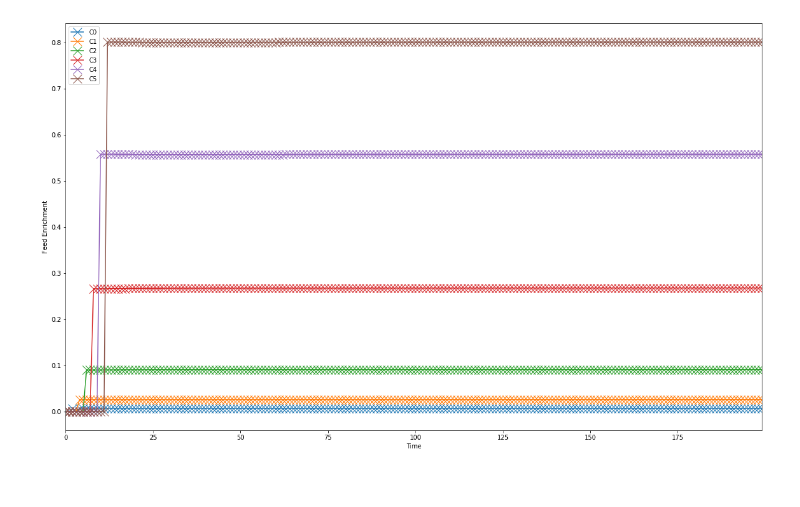
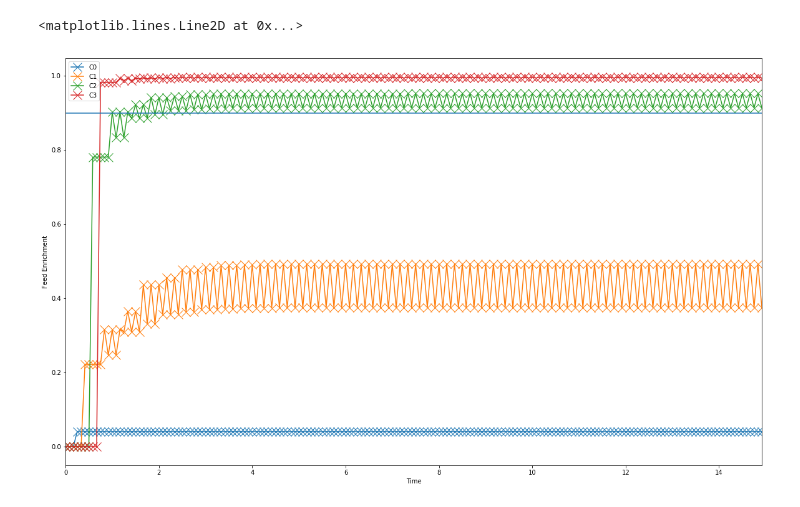
Before and after one commit to bam241/cyclus_jcpoa, a Jupyter notebook: cascade.ipynb, the cells around one changed output. Cells and saved outputs as stored; diff of their text form; code cells hidden in the pictures.

```diff
--- a/cascade.ipynb
+++ b/cascade.ipynb
@@ -20,17 +24,17 @@ cyh.MakeFlowGraph("cascade_case_3.sqlite")
 # %%
 file = "cascade_case_2.sqlite"
-receivers = [['cascade_0'],
+sender = [['cascade_0'],
              ['cascade_1'],
              ['cascade_2'],
              ['cascade_3'],
              ['cascade_4'],
              ['cascade_5']]
-sender = [['storage_nat'],
-          ['storage_0'],
+receivers = [['storage_0'],
           ['storage_1'],
           ['storage_2'],
           ['storage_3'],
-          ['storage_4']]
+          ['storage_4'],
+            ['storage_5']]
 nucs1 = ['238U']
 nucs2 = ['235U']
 uma_238u = 238050786.996e-6
@@ -55,8 +59,10 @@ plt_feed_case_2 = []
 for i in range(6):
     df_ = cyh.TransFrac(file, receivers[i], sender[i], nucs1, nucs2,uma_238u, uma_235u)
     df_ = pdh.RenameTS(pdh.RemoveNan(df_), "Time", c_names[i])
+    df_['Time'] *= 1/12.
     feed_case_2.append(df_)
     plt_feed_case_2.append( (df_, c_names[i]) )
 
 pdh.MakePlot(plt_feed_case_2, "Time", "Feed Enrichment" )
+plt.axhline(y=0.9)
 # %% [output]
@@ -64,13 +71,15 @@ pdh.MakePlot(plt_feed_case_2, "Time", "Feed Enrichment" )
 # %%
-file = "cascade_case_3.sqlite"
+file = "cascade_case_2_2.sqlite"
 
-feed_case_3 = []
-plt_feed_case_3 = []
-for i in range(6):
+feed_case_2_2 = []
+plt_feed_case_2_2 = []
+for i in range(5):
     df_ = cyh.TransFrac(file, receivers[i], sender[i], nucs1, nucs2,uma_238u, uma_235u)
     df_ = pdh.RenameTS(pdh.RemoveNan(df_), "Time", c_names[i])
-    feed_case3.append(df_)
-    plt_feed_case_3.append( (df_, c_names[i]) )
+    df_['Time'] *= 1/12.
+    feed_case_2_2.append(df_)
+    plt_feed_case_2_2.append( (df_, c_names[i]) )
 
-pdh.MakePlot(plt_feed_case_3, "Time", "Feed Enrichment" )
+pdh.MakePlot(plt_feed_case_2_2, "Time", "Feed Enrichment" )
+plt.axhline(y=0.9)
 # %% [output]
@@ -78,15 +88,18 @@ pdh.MakePlot(plt_feed_case_3, "Time", "Feed Enrichment" )
 # %%
-file = "cascade_case_4.sqlite"
+file = "cascade_case_2_3.sqlite"
 
-feed_case_4 = []
-plt_feed_case_4 = []
-for i in range(6):
+feed_case_2_3 = []
+plt_feed_case_2_3 = []
+for i in range(4):
     df_ = cyh.TransFrac(file, receivers[i], sender[i], nucs1, nucs2,uma_238u, uma_235u)
     df_ = pdh.RenameTS(pdh.RemoveNan(df_), "Time", c_names[i])
-    feed_case_4.append(df_)
-    plt_feed_case_4.append( (df_, c_names[i]) )
+    df_['Time'] *= 1/12.
+    feed_case_2_3.append(df_)
+    plt_feed_case_2_3.append( (df_, c_names[i]) )
 
-pdh.MakePlot(plt_feed_case_4, "Time", "Feed Enrichment" )
+pdh.MakePlot(plt_feed_case_2_3, "Time", "Feed Enrichment" )
+plt.axhline(y=0.9)
 # %% [output]
+<matplotlib.lines.Line2D at 0x...>
-[figure, old version]
+[figure, new version]
 # %%
```
Also changed, not shown: parts of 20 cells of this notebook, 47 other files.
